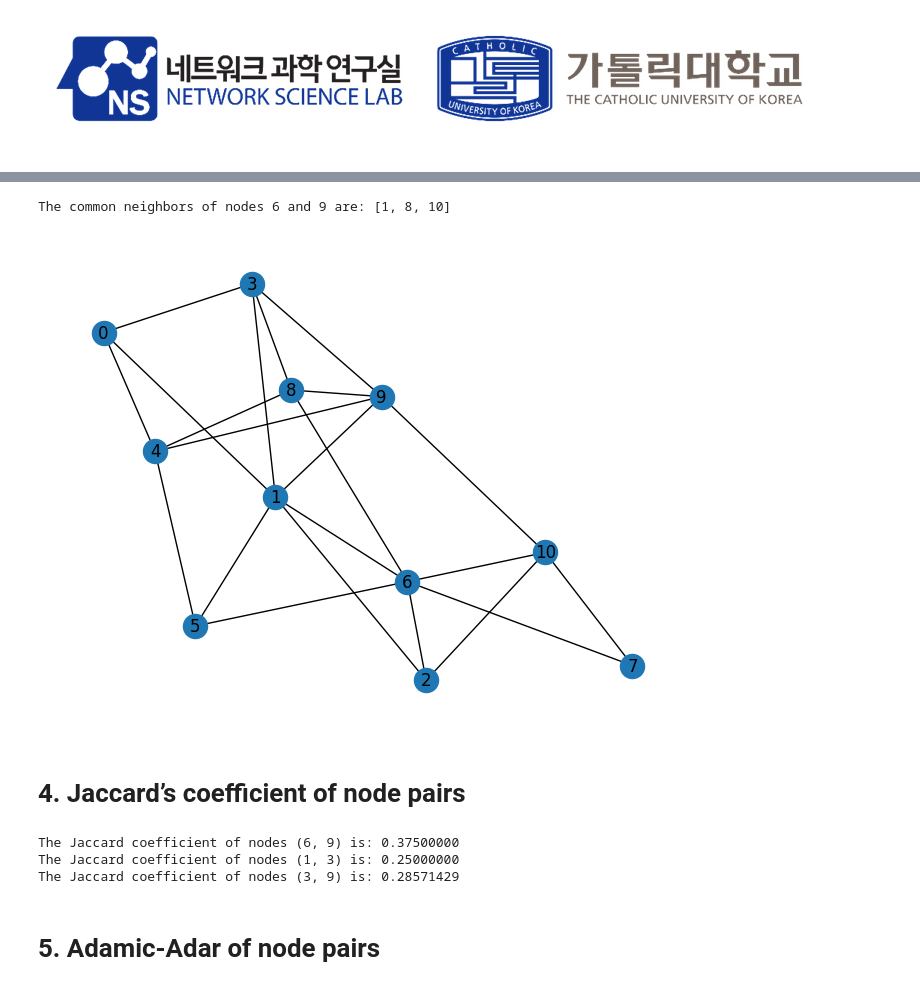
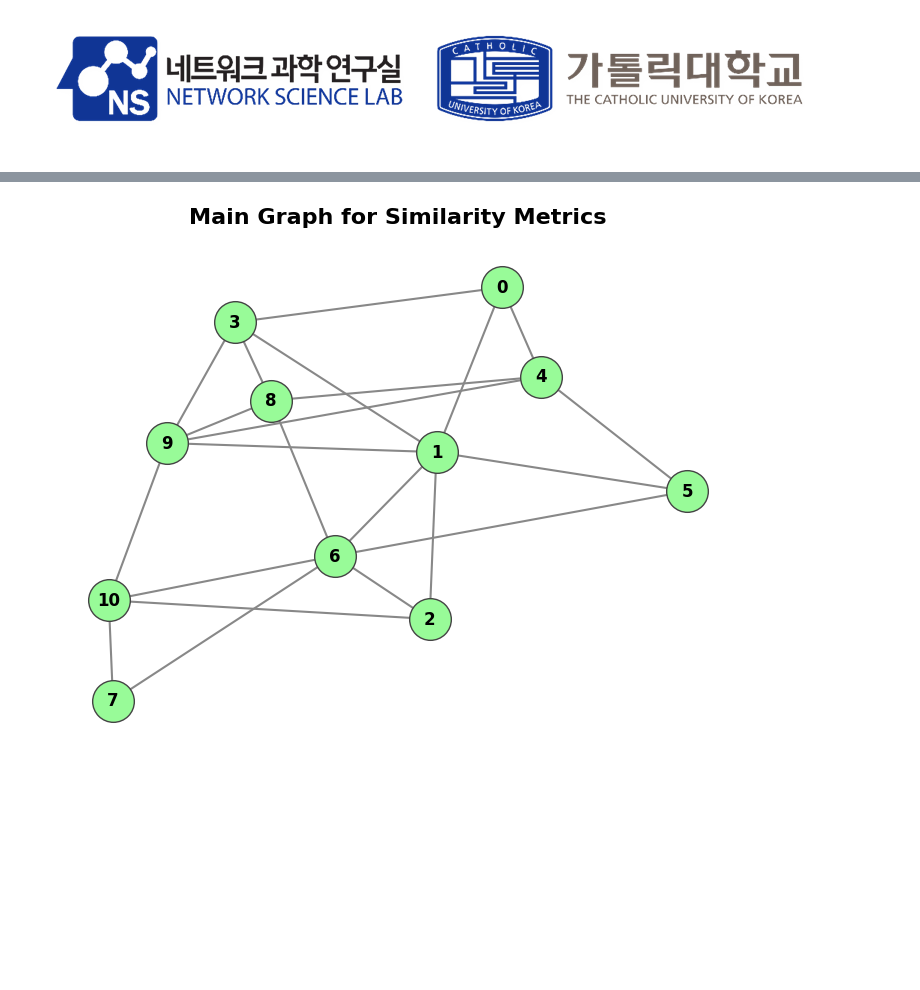
Before and after one commit to NSLab-CUK/Graph-Mining-Spring-2026, a Jupyter notebook: W6/Sample_Code_6.ipynb, the cells around one changed output, grey strips where cells are left out. Cells and saved outputs as stored; diff of their text form; code cells hidden in the pictures; blank space fills up the shorter version.

```diff
--- a/W6/Sample_Code_6.ipynb
+++ b/W6/Sample_Code_6.ipynb
@@ -11,26 +2,0 @@ import pandas as pd
-# %%
-# Calculate graph distance
-def calculate_graph_distance(G, source, target):
-    return nx.shortest_path_length(G, source=source, target=target)
-
-# Instantiate the graph
-G = nx.Graph()
-
-edges = [("A", "B"), ("B", "C"), ("B", "D"), ("D", "E")]
-# add node/edge pairs
-G.add_edges_from(edges)
-
-# Use spring layout for better visualization
-pos = nx.spring_layout(G)
-nx.draw(G, pos, with_labels=True)
-
-# Calculate distances
-distances = {
-    ("A", "C"): calculate_graph_distance(G, 'A', 'C'),
-    ("C", "D"): calculate_graph_distance(G, 'C', 'D'),
-    ("A", "E"): calculate_graph_distance(G, 'A', 'E'),
-}
-
-print("Graph distances:")
-for nodes, distance in distances.items():
-    print(f"{nodes} | {distance}")
@@ -45,45 +84,18 @@ Graph distances:
 # %%
-# Instantiate the graph
+# Instantiate the main graph
 G = nx.Graph()
 
-# Define edges
+# Define edges to create a complex graph structure with interesting neighborhoods
 edges = [(0, 1), (1, 2), (0, 3), (1, 3), (0, 4), (1, 5), (4, 5), (1, 6),
          (2, 6), (5, 6), (6, 7), (3, 8), (4, 8), (6, 8), (3, 9), (4, 9),
          (1, 9), (8, 9), (2, 10), (6, 10), (7, 10), (9, 10)]
 
-# Add edges to the graph
 G.add_edges_from(edges)
 
-# Use spring layout for better visualization
-pos = nx.spring_layout(G)
-nx.draw(G, pos, with_labels=True)
+# Visualize the main graph
+plot_graph(G, title="Main Graph for Similarity Metrics", node_color='#98FB98', layout_seed=121)
 
-# Calculate common neighbors of nodes 6 and 9
-cn_list = sorted(nx.common_neighbors(G, 6, 9))
-
-# Print common neighbors
-print(f"The common neighbors of nodes 6 and 9 are: {cn_list}")
+# Let's define specific node pairs that we will compare throughout the next sections
+target_pairs = [(6, 9), (1, 3), (3, 9)]
 # %% [output]
-The common neighbors of nodes 6 and 9 are: [1, 8, 10]
-[figure, old version]
+[figure, new version]
-# %% [markdown]
-# 4. Jaccard’s coefficient of node pairs
-# %%
-# Define list of node pairs
-node_list = [(6, 9), (1, 3), (3, 9)]
-
-# Calculate Jaccard coefficients for each pair
-coefficients = {}
-preds = nx.jaccard_coefficient(G, node_list)
-for u, v, p in preds:
-    coefficients[(u, v)] = p
-
-# Print Jaccard coefficients
-for nodes, coeff in coefficients.items():
-    print(f"The Jaccard coefficient of nodes {nodes} is: {coeff:.8f}")
-# %% [output]
-The Jaccard coefficient of nodes (6, 9) is: 0.37500000
-The Jaccard coefficient of nodes (1, 3) is: 0.25000000
-The Jaccard coefficient of nodes (3, 9) is: 0.28571429
-# %% [markdown]
-# 5. Adamic-Adar of node pairs
```
Also changed, not shown: parts of 24 cells of this notebook.
